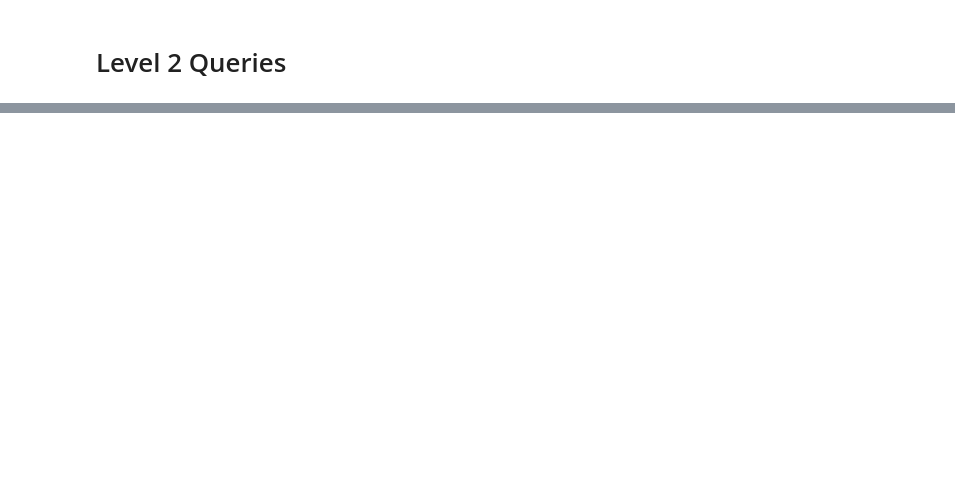
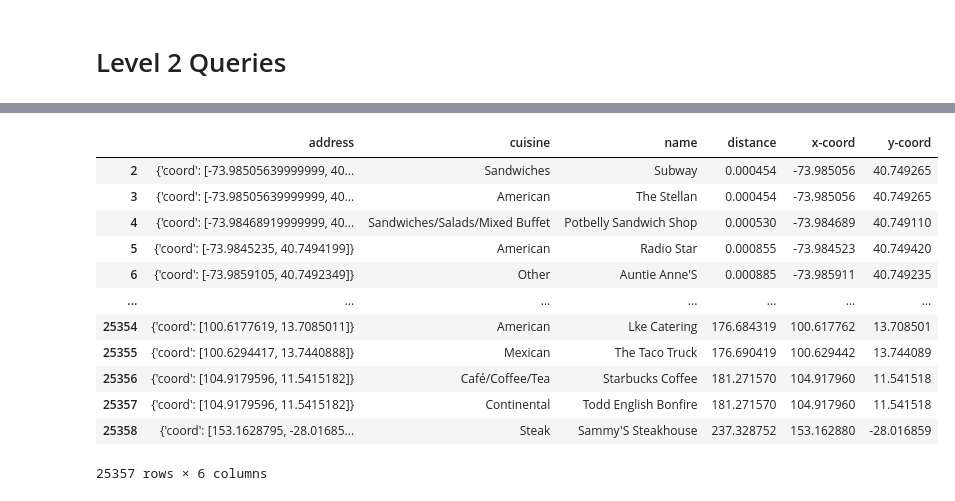
Before and after one commit to EthanRiley/mongo_database_and_queries, a Jupyter notebook: mongo_tutorial.ipynb, the cells around one changed output, grey strips where cells are left out. Saved outputs shown, nothing was run; the diff lists cells and outputs as text; code cells hidden in the pictures; blank space fills up the shorter version.

```diff
--- a/mongo_tutorial.ipynb
+++ b/mongo_tutorial.ipynb
@@ -86,0 +232,7 @@ for i in range(20):
+# %%
+query7 = restaurants.aggregate(pipeline)
+
+query_list7 = list(query7)
+
+for i in range(20):
+    pprint.pprint(query_list7[i])
@@ -86,0 +323,16 @@ for i in range(20):
+# %%
+df
+# %% [output]
+|  | address | cuisine | name | distance | x-coord | y-coord |
+| 2 | {'coord': [-73.98505639999999, 40... | Sandwiches | Subway | 0.000454 | -73.985056 | 40.749265 |
+| 3 | {'coord': [-73.98505639999999, 40... | American | The Stellan | 0.000454 | -73.985056 | 40.749265 |
+| 4 | {'coord': [-73.98468919999999, 40... | Sandwiches/Salads/Mixed Buffet | Potbelly Sandwich Shop | 0.000530 | -73.984689 | 40.749110 |
+| 5 | {'coord': [-73.9845235, 40.7494199]} | American | Radio Star | 0.000855 | -73.984523 | 40.749420 |
+| 6 | {'coord': [-73.9859105, 40.7492349]} | Other | Auntie Anne'S | 0.000885 | -73.985911 | 40.749235 |
+| ... | ... | ... | ... | ... | ... | ... |
+| 25354 | {'coord': [100.6177619, 13.7085011]} | American | Lke Catering | 176.684319 | 100.617762 | 13.708501 |
+| 25355 | {'coord': [100.6294417, 13.7440888]} | Mexican | The Taco Truck | 176.690419 | 100.629442 | 13.744089 |
+| 25356 | {'coord': [104.9179596, 11.5415182]} | Café/Coffee/Tea | Starbucks Coffee | 181.271570 | 104.917960 | 11.541518 |
+| 25357 | {'coord': [104.9179596, 11.5415182]} | Continental | Todd English Bonfire | 181.271570 | 104.917960 | 11.541518 |
+| 25358 | {'coord': [153.1628795, -28.01685... | Steak | Sammy'S Steakhouse | 237.328752 | 153.162880 | -28.016859 |
+25357 rows × 6 columns
```
Also changed, not shown: parts of 32 cells of this notebook.
